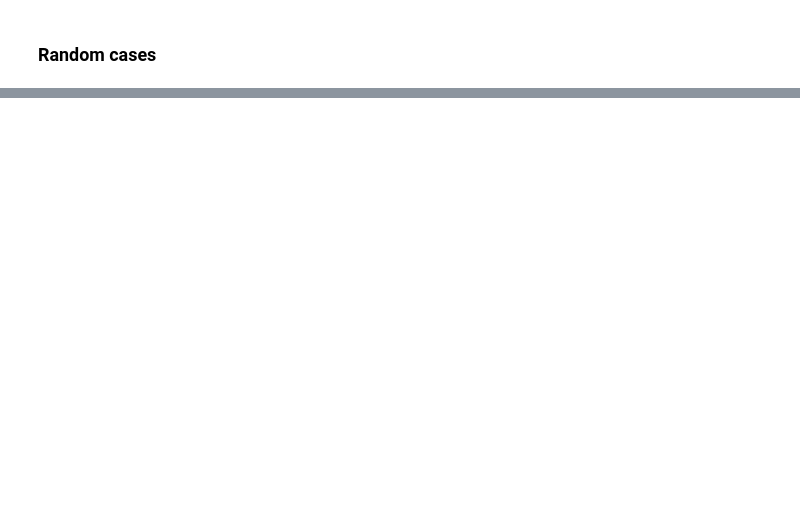
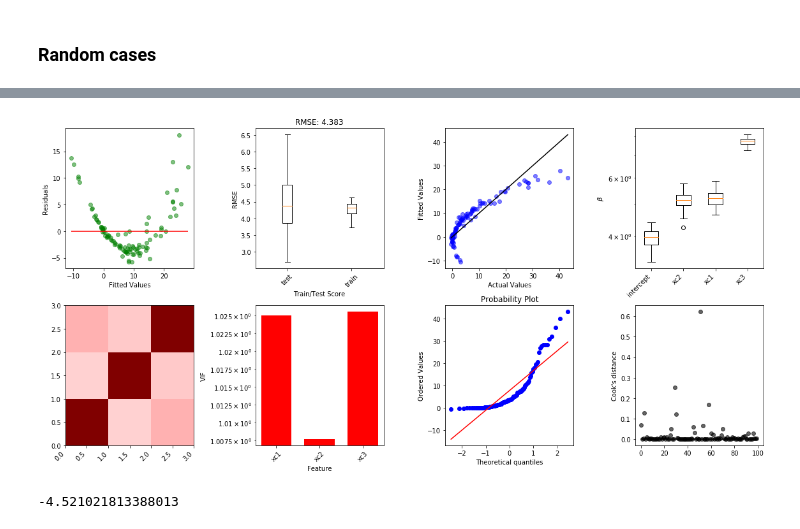
Before and after one commit to gregparkes/turbopanda, a Jupyter notebook: examples/ML.ipynb, the cells around one changed output, grey strips where cells are left out. Cells and saved outputs as stored; diff of their text form; code cells hidden in the pictures; blank space fills up the shorter version.

```diff
--- a/examples/ML.ipynb
+++ b/examples/ML.ipynb
@@ -80,0 +94,7 @@ cv['test_score'].mean()
+# %%
+cv, yp = turb.ml.fit_basic(turb.MetaPanda(df_4), 'x', 'y',
+                           model="lm", plot=True)
+print(cv['test_score'].mean())
+# %% [output]
+[figure, added]
+-4.521021813388013
```
Also changed, not shown: parts of 15 cells of this notebook, 10 other files.
